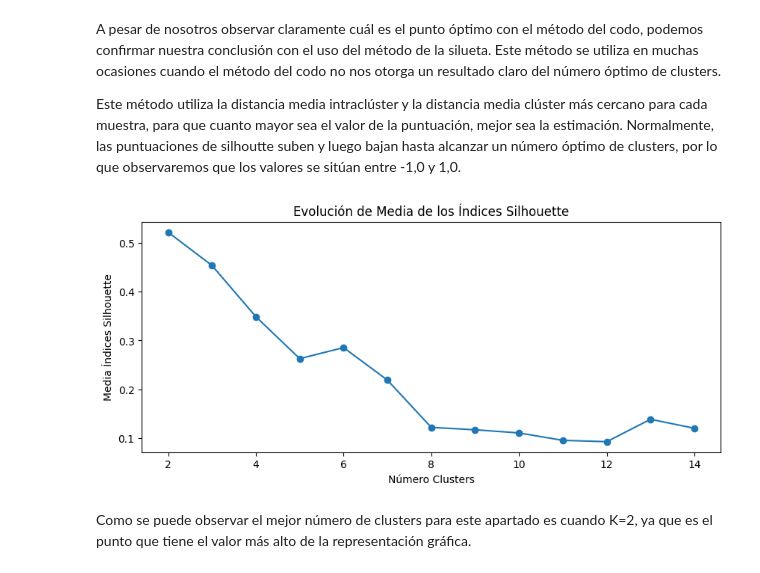
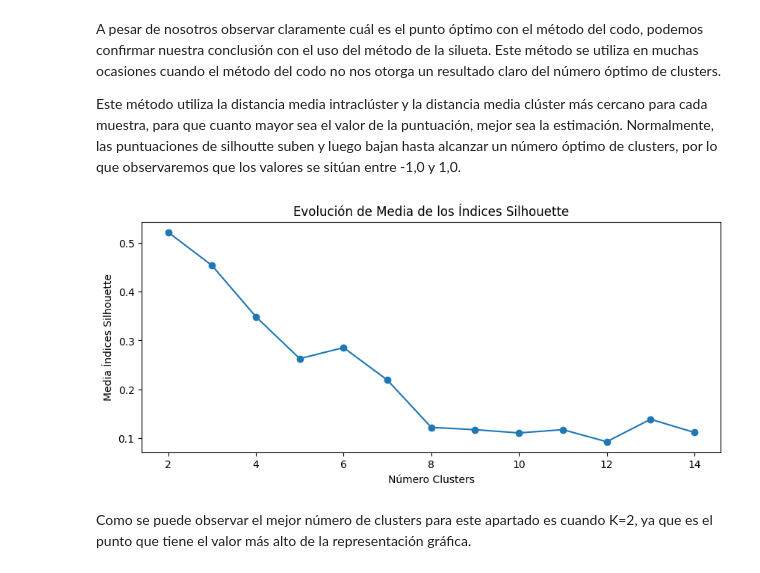
Before and after one commit to 100477706/Proyecto2_Aprendizaje, a Jupyter notebook: Clustering_27.ipynb, the cells around one changed output. Cells and saved outputs as stored; diff of their text form; code cells hidden in the pictures.

```diff
--- a/Clustering_27.ipynb
+++ b/Clustering_27.ipynb
@@ -274,7 +274,7 @@ for n_clusters in range_n_clusters:
         ('scaler', MinMaxScaler()),
         ('kmeans', KMeans(
             n_clusters   = n_clusters,
-            n_init       = 15,
+            n_init       = 20,
             random_state = 100477706
         ))
     ])
@@ -305,32 +305,32 @@ Este método utiliza la distancia media intraclúster y la distancia media clús
 # %%
 # Silhouette Method
 # Rango de clusters a evaluar
 range_n_clusters = range(2, 15)
 valores_medios_silhouette = []
 
 for n_clusters in range_n_clusters:
     pipeline = Pipeline([
         ('scaler', MinMaxScaler()),
         ('kmeans', KMeans(
             n_clusters   = n_clusters,
-            n_init       = 15,
+            n_init       = 20,
             random_state = 100477706
         ))
     ])
 
     # Obtener la inercia del modelo KMeans
     cluster_labels = pipeline.fit_predict(X)
     silhouette_avg = silhouette_score(X, cluster_labels)
     valores_medios_silhouette.append(silhouette_avg)
 
 # Graficar la curva del método del codo
 fig, ax = plt.subplots(1, 1, figsize=(10, 4))
 ax.plot(range_n_clusters, valores_medios_silhouette, marker='o')
 ax.set_title("Evolución de Media de los Índices Silhouette")
 ax.set_xlabel('Número Clusters')
 ax.set_ylabel('Media Índices Silhouette');
 # %% [output]
-[figure, old version]
+[figure, new version]
 # %% [markdown]
 Como se puede observar el mejor número de clusters para este apartado es cuando K=2, ya que es el punto que tiene el valor más alto de la representación gráfica.
 # %% [markdown]
```
Also changed, not shown: parts of 9 cells of this notebook.
